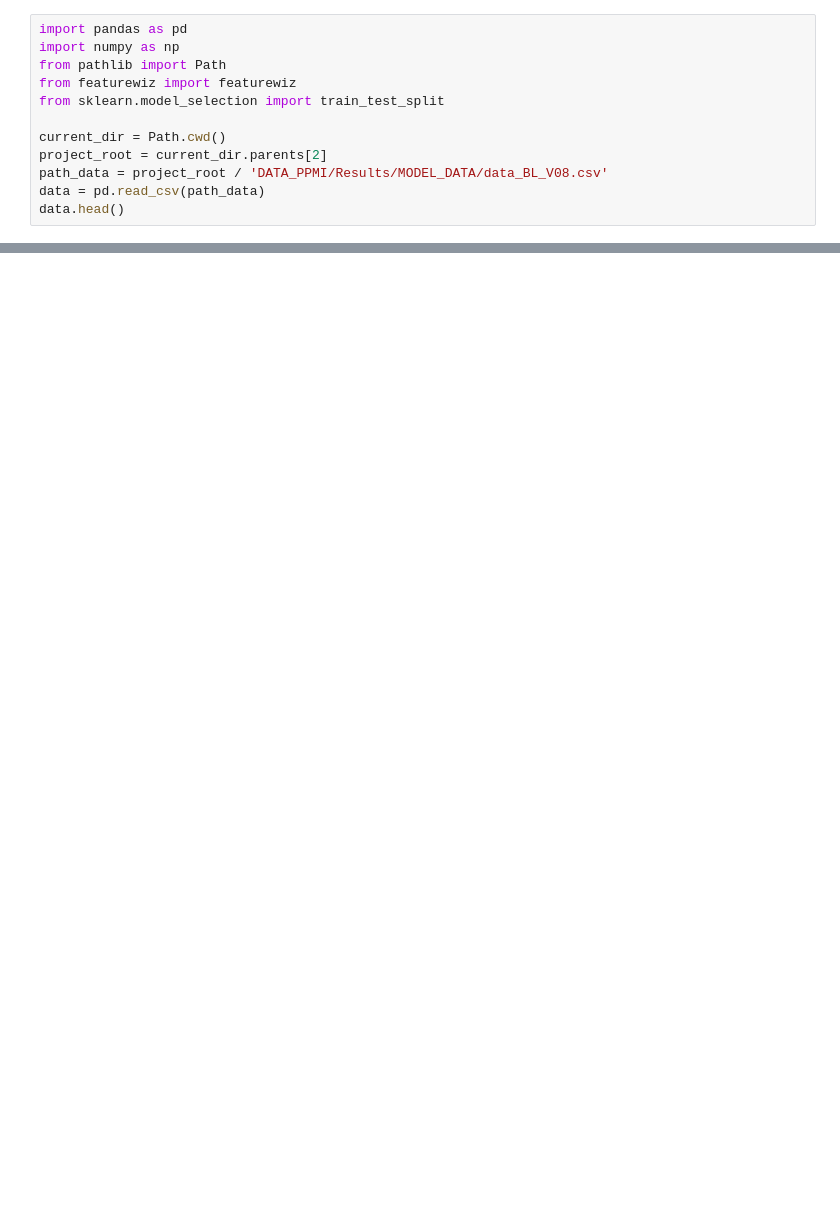
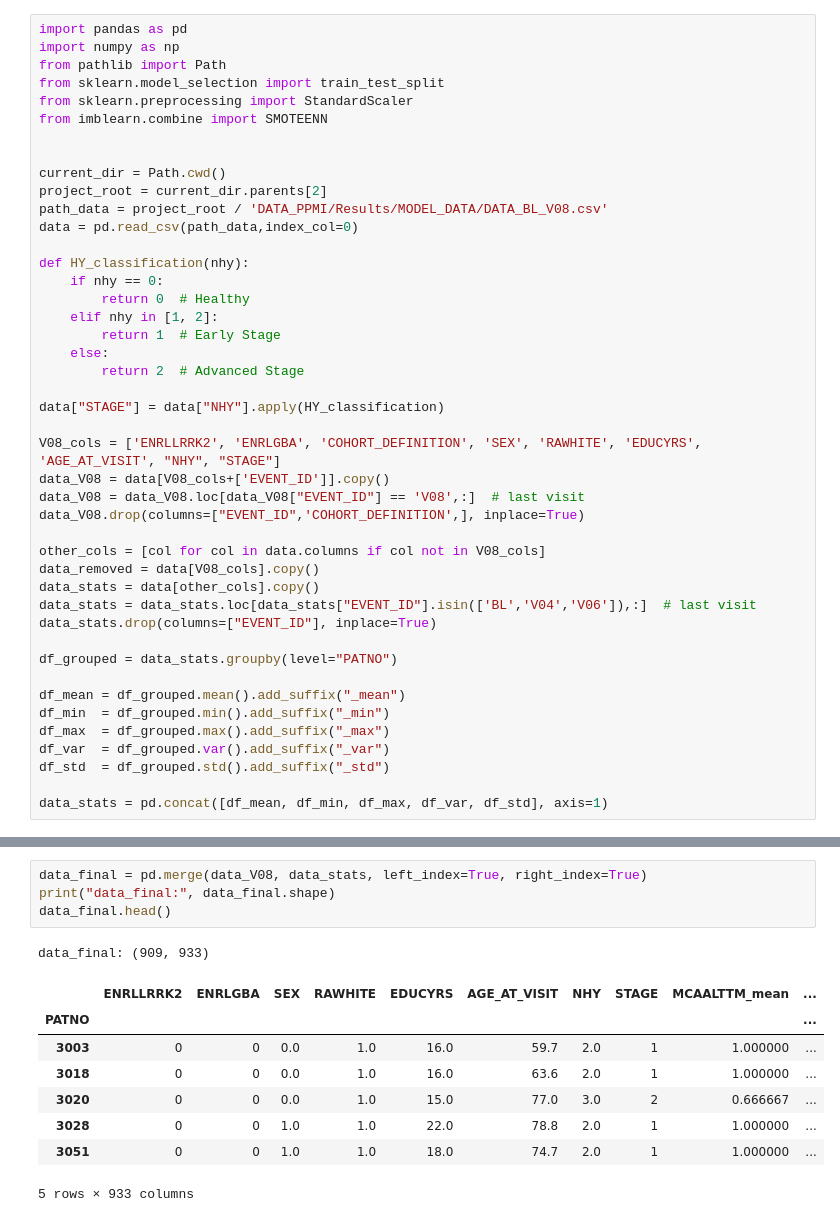
Before and after one commit to fserracrespi/PD_progression_ppmi, a Jupyter notebook: SCRIPTS/PYTHON/FEATURE SELECTION/LATE.ipynb, the cells around one changed output, grey strips where cells are left out. Cells and saved outputs as stored; diff of their text form; blank space fills up the shorter version.

```diff
--- a/SCRIPTS/PYTHON/FEATURE SELECTION/LATE.ipynb
+++ b/SCRIPTS/PYTHON/FEATURE SELECTION/LATE.ipynb
@@ -2,11 +2,43 @@
 import pandas as pd
 import numpy as np
 from pathlib import Path
-from featurewiz import featurewiz
 from sklearn.model_selection import train_test_split
+from sklearn.preprocessing import StandardScaler
+from imblearn.combine import SMOTEENN
+
 
 current_dir = Path.cwd()
 project_root = current_dir.parents[2]
-path_data = project_root / 'DATA_PPMI/Results/MODEL_DATA/data_BL_V08.csv'
-data = pd.read_csv(path_data)
-data.head()
+path_data = project_root / 'DATA_PPMI/Results/MODEL_DATA/DATA_BL_V08.csv'
+data = pd.read_csv(path_data,index_col=0)
+
+def HY_classification(nhy):
+    if nhy == 0:
+        return 0  # Healthy
+    elif nhy in [1, 2]:
+        return 1  # Early Stage
+    else:
+        return 2  # Advanced Stage
+
+data["STAGE"] = data["NHY"].apply(HY_classification)
+
+V08_cols = ['ENRLLRRK2', 'ENRLGBA', 'COHORT_DEFINITION', 'SEX', 'RAWHITE', 'EDUCYRS', 'AGE_AT_VISIT', "NHY", "STAGE"]
+data_V08 = data[V08_cols+['EVENT_ID']].copy()
+data_V08 = data_V08.loc[data_V08["EVENT_ID"] == 'V08',:]  # last visit
+data_V08.drop(columns=["EVENT_ID",'COHORT_DEFINITION',], inplace=True)
+
+other_cols = [col for col in data.columns if col not in V08_cols]
+data_removed = data[V08_cols].copy()
+data_stats = data[other_cols].copy()
+data_stats = data_stats.loc[data_stats["EVENT_ID"].isin(['BL','V04','V06']),:]  # last visit
+data_stats.drop(columns=["EVENT_ID"], inplace=True)
+
+df_grouped = data_stats.groupby(level="PATNO")
+
+df_mean = df_grouped.mean().add_suffix("_mean")
+df_min  = df_grouped.min().add_suffix("_min")
+df_max  = df_grouped.max().add_suffix("_max")
+df_var  = df_grouped.var().add_suffix("_var")
+df_std  = df_grouped.std().add_suffix("_std")
+
+data_stats = pd.concat([df_mean, df_min, df_max, df_var, df_std], axis=1)
@@ -324,0 +70,14 @@ Final feature count: 116
+# %%
+data_final = pd.merge(data_V08, data_stats, left_index=True, right_index=True)
+print("data_final:", data_final.shape)
+data_final.head()
+# %% [output]
+data_final: (909, 933)
+|  | ENRLLRRK2 | ENRLGBA | SEX | RAWHITE | EDUCYRS | AGE_AT_VISIT | NHY | STAGE | MCAALTTM_mean | ... |
+| PATNO |  |  |  |  |  |  |  |  |  | ... |
+| 3003 | 0 | 0 | 0.0 | 1.0 | 16.0 | 59.7 | 2.0 | 1 | 1.000000 | ... |
+| 3018 | 0 | 0 | 0.0 | 1.0 | 16.0 | 63.6 | 2.0 | 1 | 1.000000 | ... |
+| 3020 | 0 | 0 | 0.0 | 1.0 | 15.0 | 77.0 | 3.0 | 2 | 0.666667 | ... |
+| 3028 | 0 | 0 | 1.0 | 1.0 | 22.0 | 78.8 | 2.0 | 1 | 1.000000 | ... |
+| 3051 | 0 | 0 | 1.0 | 1.0 | 18.0 | 74.7 | 2.0 | 1 | 1.000000 | ... |
+5 rows × 933 columns
```
Also changed, not shown: parts of 23 cells of this notebook, 7 other files.
